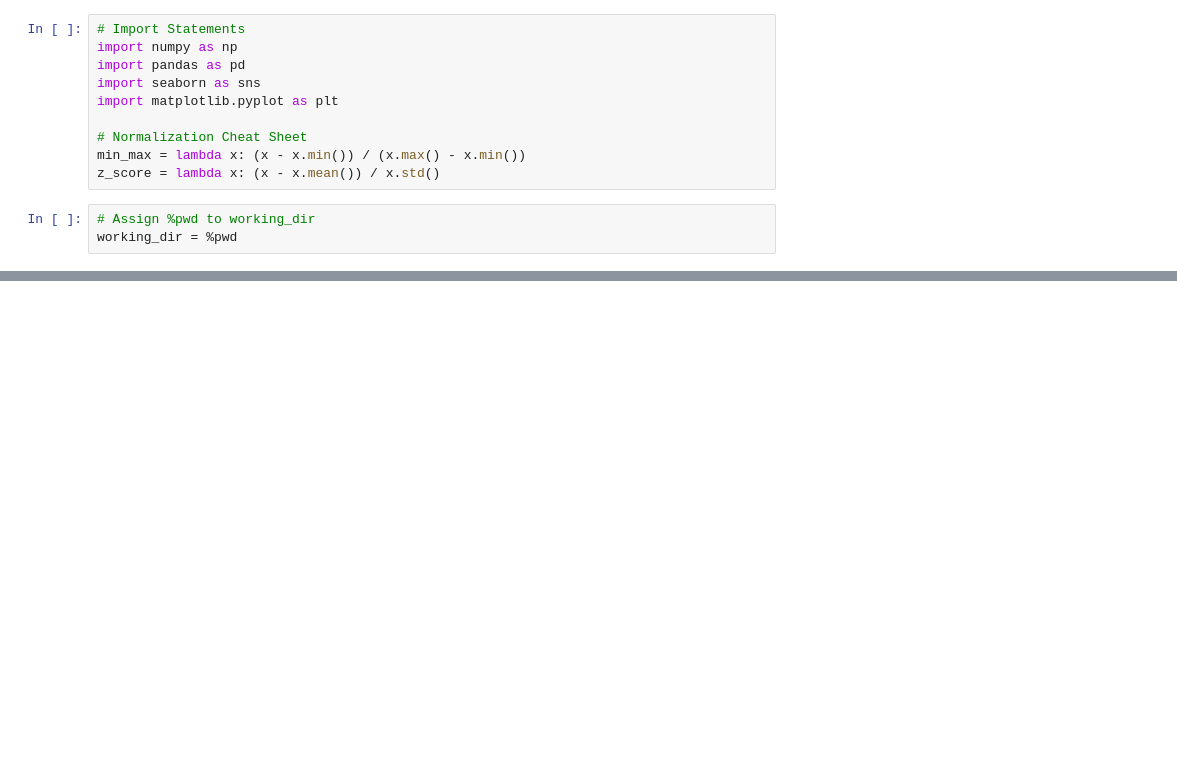
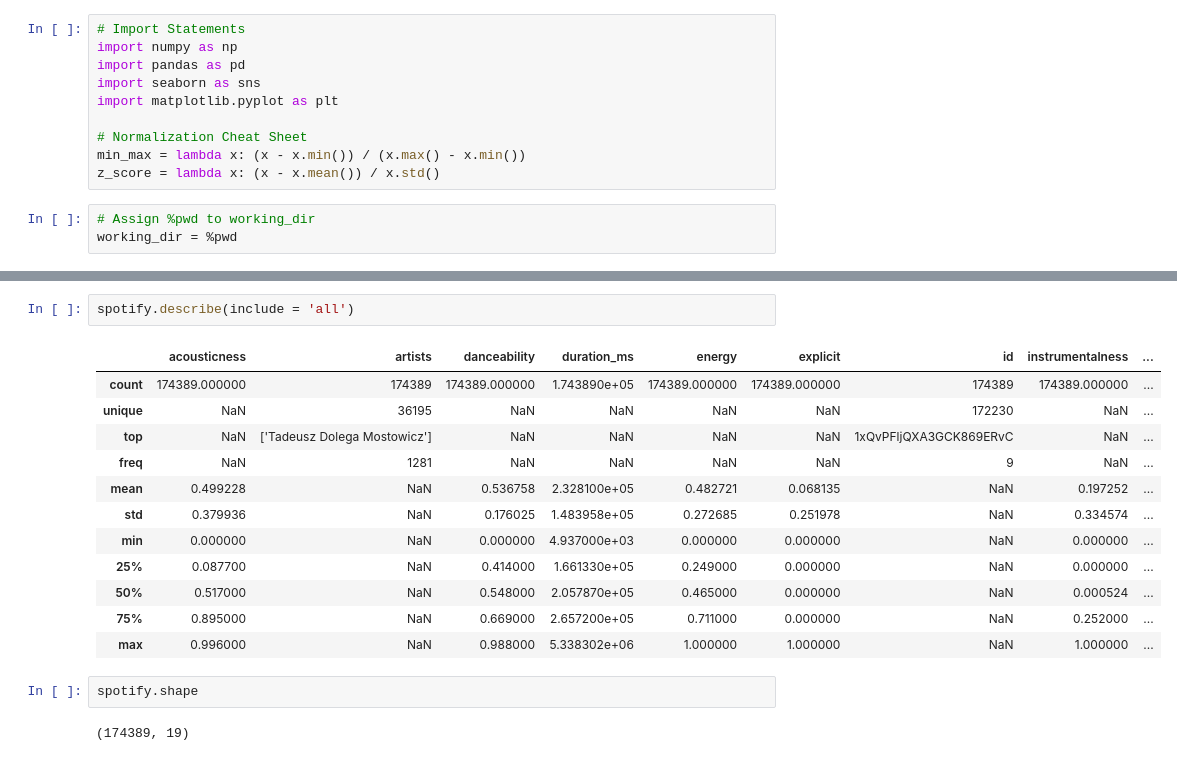
Before and after one commit to JoelQFernandez/DSC-478---Programming-Machine-Learning-Applications---Final-Project, a Jupyter notebook: Final Project.ipynb, the cells around one changed output, grey strips where cells are left out. Saved outputs shown, nothing was run; the diff lists cells and outputs as text; blank space fills up the shorter version.

```diff
--- a/Final Project.ipynb
+++ b/Final Project.ipynb
@@ -18,0 +31,19 @@ TypeError: 'tuple' object is not callable
+# %%
+spotify.describe(include = 'all')
+# %% [output]
+|  | acousticness | artists | danceability | duration_ms | energy | explicit | id | instrumentalness | ... |
+| count | 174389.000000 | 174389 | 174389.000000 | 1.743890e+05 | 174389.000000 | 174389.000000 | 174389 | 174389.000000 | ... |
+| unique | NaN | 36195 | NaN | NaN | NaN | NaN | 172230 | NaN | ... |
+| top | NaN | ['Tadeusz Dolega Mostowicz'] | NaN | NaN | NaN | NaN | 1xQvPFljQXA3GCK869ERvC | NaN | ... |
+| freq | NaN | 1281 | NaN | NaN | NaN | NaN | 9 | NaN | ... |
+| mean | 0.499228 | NaN | 0.536758 | 2.328100e+05 | 0.482721 | 0.068135 | NaN | 0.197252 | ... |
+| std | 0.379936 | NaN | 0.176025 | 1.483958e+05 | 0.272685 | 0.251978 | NaN | 0.334574 | ... |
+| min | 0.000000 | NaN | 0.000000 | 4.937000e+03 | 0.000000 | 0.000000 | NaN | 0.000000 | ... |
+| 25% | 0.087700 | NaN | 0.414000 | 1.661330e+05 | 0.249000 | 0.000000 | NaN | 0.000000 | ... |
+| 50% | 0.517000 | NaN | 0.548000 | 2.057870e+05 | 0.465000 | 0.000000 | NaN | 0.000524 | ... |
+| 75% | 0.895000 | NaN | 0.669000 | 2.657200e+05 | 0.711000 | 0.000000 | NaN | 0.252000 | ... |
+| max | 0.996000 | NaN | 0.988000 | 5.338302e+06 | 1.000000 | 1.000000 | NaN | 1.000000 | ... |
+# %%
+spotify.shape
+# %% [output]
+(174389, 19)
```
Also changed, not shown: parts of 11 cells of this notebook.
